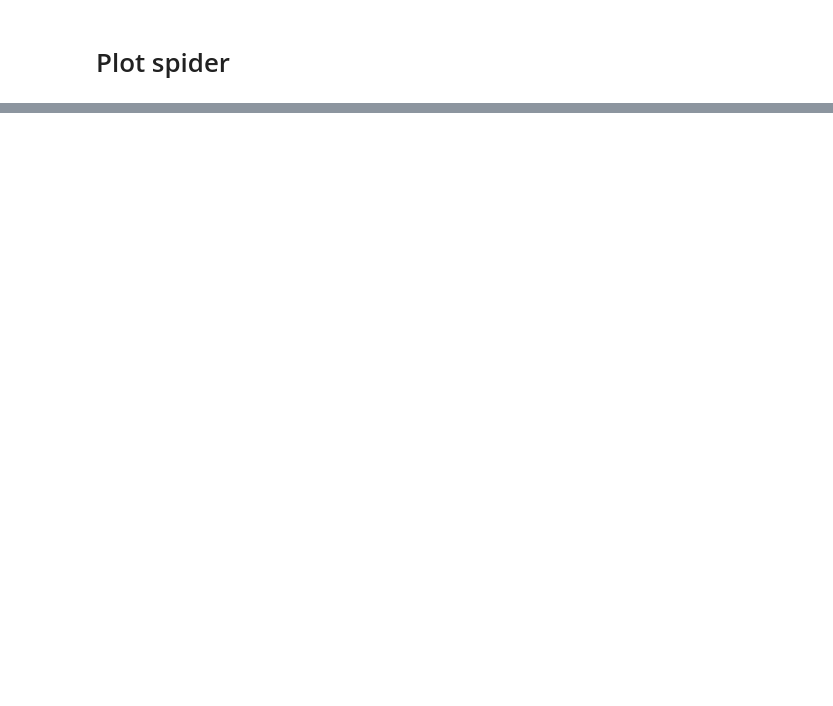
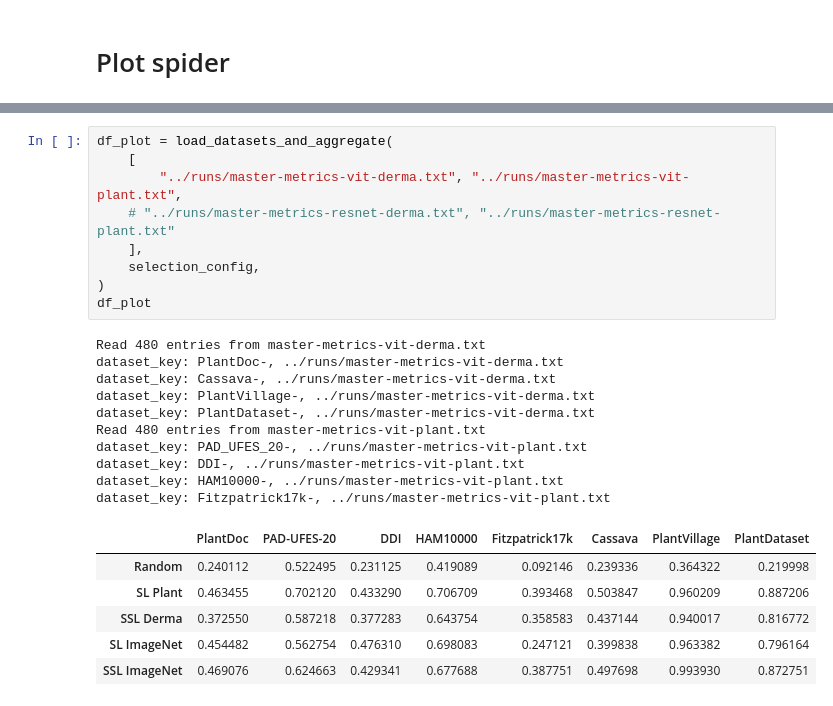
Before and after one commit to AlexanderPeter/thesis, a Jupyter notebook: code/31_plot_spider.ipynb, the cells around one changed output, grey strips where cells are left out. Drawn from its saved outputs; the diff is of its cells as text; blank space fills up the shorter version.

```diff
--- a/code/31_plot_spider.ipynb
+++ b/code/31_plot_spider.ipynb
@@ -52,0 +239,26 @@ labels = ["SSL Plant", "SSL Derma", "SSL ImageNet"]
+# %%
+df_plot = load_datasets_and_aggregate(
+    [
+        "../runs/master-metrics-vit-derma.txt", "../runs/master-metrics-vit-plant.txt",
+    # "../runs/master-metrics-resnet-derma.txt", "../runs/master-metrics-resnet-plant.txt"
+    ],
+    selection_config,
+)
+df_plot
+# %% [output]
+Read 480 entries from master-metrics-vit-derma.txt
+dataset_key: PlantDoc-, ../runs/master-metrics-vit-derma.txt
+dataset_key: Cassava-, ../runs/master-metrics-vit-derma.txt
+dataset_key: PlantVillage-, ../runs/master-metrics-vit-derma.txt
+dataset_key: PlantDataset-, ../runs/master-metrics-vit-derma.txt
+Read 480 entries from master-metrics-vit-plant.txt
+dataset_key: PAD_UFES_20-, ../runs/master-metrics-vit-plant.txt
+dataset_key: DDI-, ../runs/master-metrics-vit-plant.txt
+dataset_key: HAM10000-, ../runs/master-metrics-vit-plant.txt
+dataset_key: Fitzpatrick17k-, ../runs/master-metrics-vit-plant.txt
+|  | PlantDoc | PAD-UFES-20 | DDI | HAM10000 | Fitzpatrick17k | Cassava | PlantVillage | PlantDataset |
+| Random | 0.240112 | 0.522495 | 0.231125 | 0.419089 | 0.092146 | 0.239336 | 0.364322 | 0.219998 |
+| SL Plant | 0.463455 | 0.702120 | 0.433290 | 0.706709 | 0.393468 | 0.503847 | 0.960209 | 0.887206 |
+| SSL Derma | 0.372550 | 0.587218 | 0.377283 | 0.643754 | 0.358583 | 0.437144 | 0.940017 | 0.816772 |
+| SL ImageNet | 0.454482 | 0.562754 | 0.476310 | 0.698083 | 0.247121 | 0.399838 | 0.963382 | 0.796164 |
+| SSL ImageNet | 0.469076 | 0.624663 | 0.429341 | 0.677688 | 0.387751 | 0.497698 | 0.993930 | 0.872751 |
```
Also changed, not shown: parts of 14 cells of this notebook, 9 other files.
